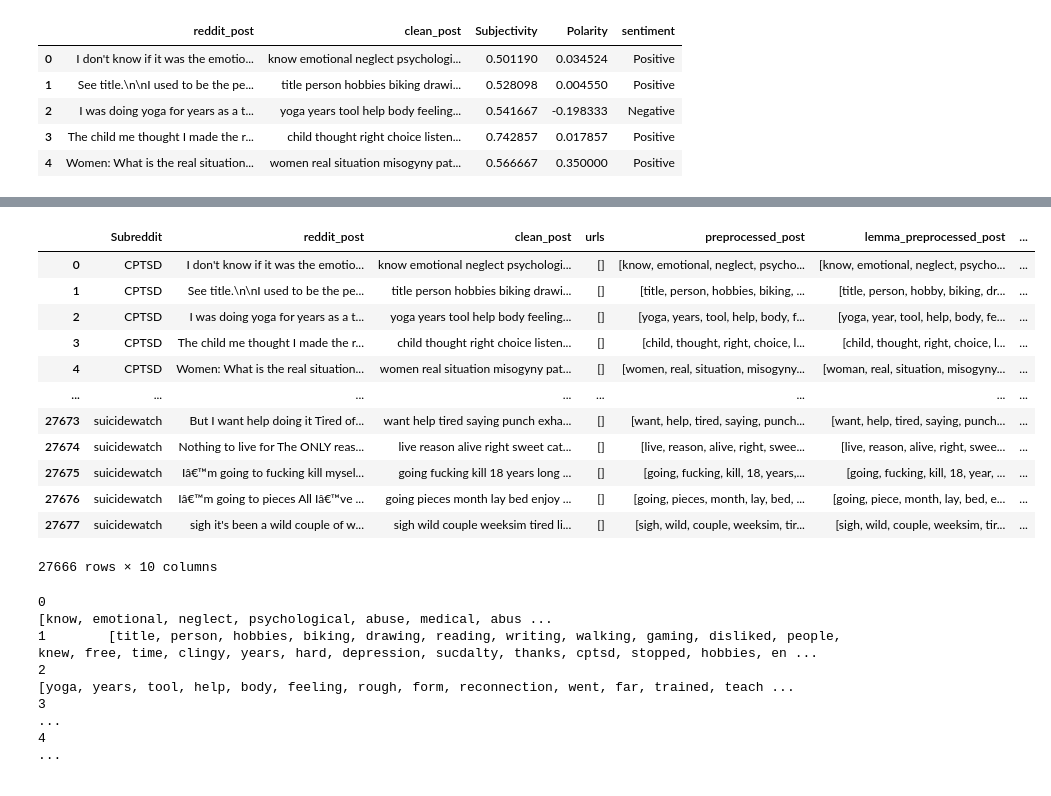
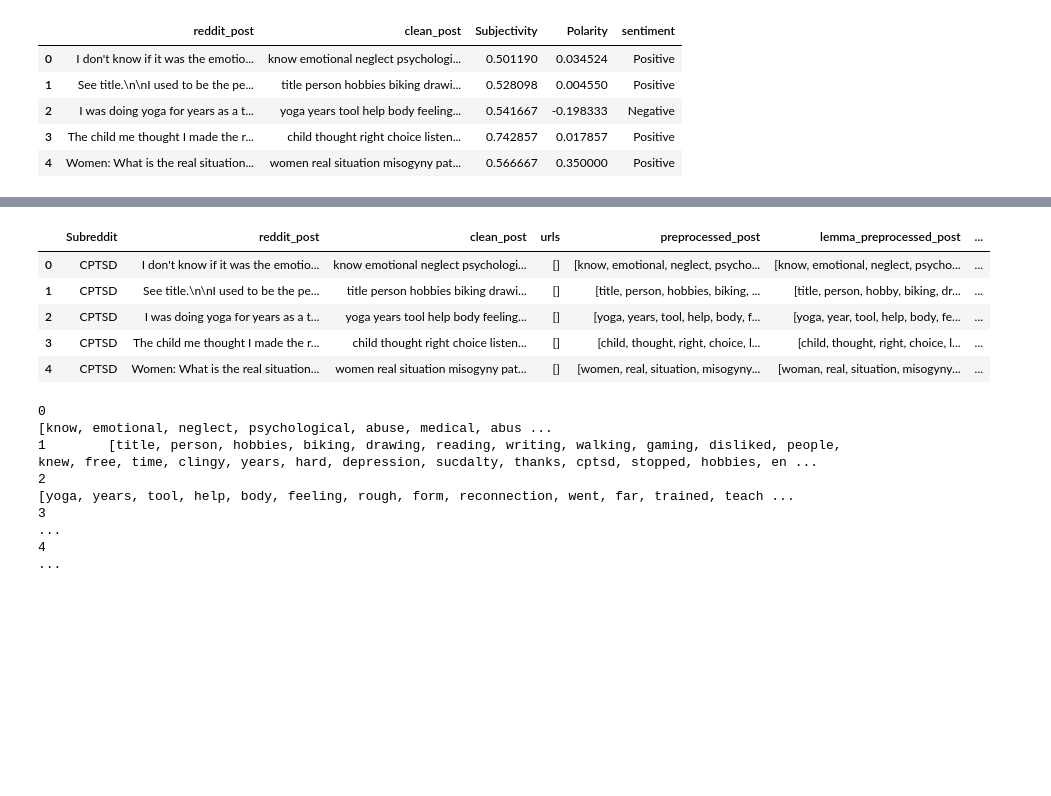
Before and after one commit to alexmuturi/Mental-Health-Chatbot, a Jupyter notebook: notebooks/1. data_pre_processing.ipynb, the cells around one changed output, grey strips where cells are left out. Saved outputs shown, nothing was run; the diff lists cells and outputs as text; code cells hidden in the pictures; blank space fills up the shorter version.

```diff
--- a/notebooks/1. data_pre_processing.ipynb
+++ b/notebooks/1. data_pre_processing.ipynb
@@ -731,19 +731,12 @@ Name: count, dtype: int64
 # %%
-df
+df.head()
 # %% [output]
 |  | Subreddit | reddit_post | clean_post | urls | preprocessed_post | lemma_preprocessed_post | ... |
 | 0 | CPTSD | I don't know if it was the emotio... | know emotional neglect psychologi... | [] | [know, emotional, neglect, psycho... | [know, emotional, neglect, psycho... | ... |
 | 1 | CPTSD | See title.\n\nI used to be the pe... | title person hobbies biking drawi... | [] | [title, person, hobbies, biking, ... | [title, person, hobby, biking, dr... | ... |
 | 2 | CPTSD | I was doing yoga for years as a t... | yoga years tool help body feeling... | [] | [yoga, years, tool, help, body, f... | [yoga, year, tool, help, body, fe... | ... |
 | 3 | CPTSD | The child me thought I made the r... | child thought right choice listen... | [] | [child, thought, right, choice, l... | [child, thought, right, choice, l... | ... |
 | 4 | CPTSD | Women: What is the real situation... | women real situation misogyny pat... | [] | [women, real, situation, misogyny... | [woman, real, situation, misogyny... | ... |
-| ... | ... | ... | ... | ... | ... | ... | ... |
-| 27673 | suicidewatch | But I want help doing it Tired of... | want help tired saying punch exha... | [] | [want, help, tired, saying, punch... | [want, help, tired, saying, punch... | ... |
-| 27674 | suicidewatch | Nothing to live for The ONLY reas... | live reason alive right sweet cat... | [] | [live, reason, alive, right, swee... | [live, reason, alive, right, swee... | ... |
-| 27675 | suicidewatch | Iâ€™m going to fucking kill mysel... | going fucking kill 18 years long ... | [] | [going, fucking, kill, 18, years,... | [going, fucking, kill, 18, year, ... | ... |
-| 27676 | suicidewatch | Iâ€™m going to pieces All Iâ€™ve ... | going pieces month lay bed enjoy ... | [] | [going, pieces, month, lay, bed, ... | [going, piece, month, lay, bed, e... | ... |
-| 27677 | suicidewatch | sigh it's been a wild couple of w... | sigh wild couple weeksim tired li... | [] | [sigh, wild, couple, weeksim, tir... | [sigh, wild, couple, weeksim, tir... | ... |
-27666 rows × 10 columns
 # %%
 df['preprocessed_post']
 # %% [output]
```
Also changed, not shown: parts of 20 cells of this notebook.
